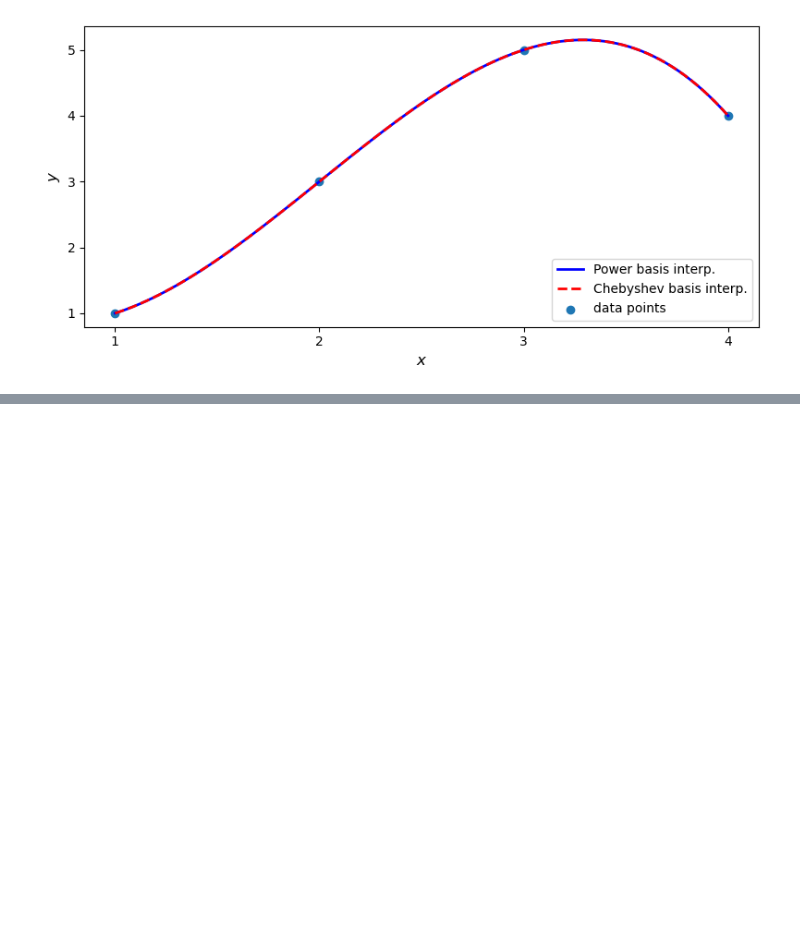
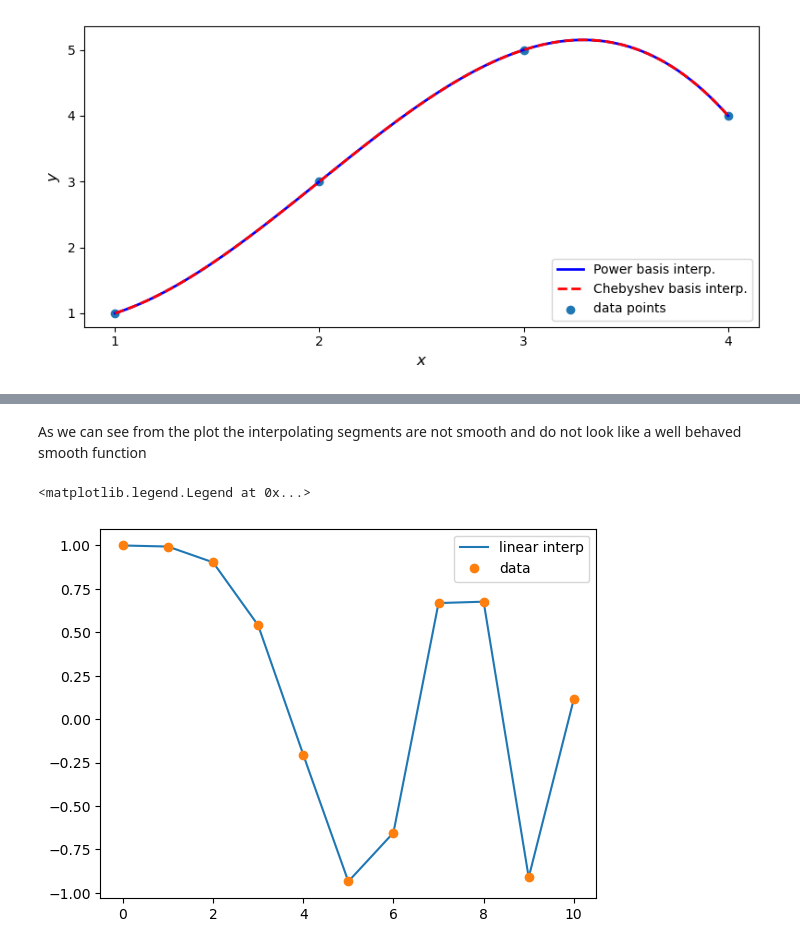
Before and after one commit to luigiselmi/numethods, a Jupyter notebook: johansson/interpolation.ipynb, the cells around one changed output, grey strips where cells are left out. Drawn from its saved outputs; the diff is of its cells as text; code cells hidden in the pictures; blank space fills up the shorter version.

Commit message:
univariate interpolation

```diff
--- a/johansson/interpolation.ipynb
+++ b/johansson/interpolation.ipynb
@@ -109,0 +172,15 @@ fig.tight_layout()
+# %%
+x = np.linspace(0, 10, num=11)
+y = np.cos(-x ** 2 / 9.0)
+# %%
+xnew = np.linspace(0, 10, num=1001)
+ynew = np.interp(xnew, x, y)
+# %% [markdown]
+As we can see from the plot the interpolating segments are not smooth and do not look like a well behaved smooth function
+# %%
+plt.plot(xnew, ynew, '-', label='linear interp')
+plt.plot(x, y, 'o', label='data')
+plt.legend(loc='best')
+# %% [output]
+<matplotlib.legend.Legend at 0x...>
+[figure, added]
```
Also changed, not shown: parts of 26 cells of this notebook, 1 other file.
